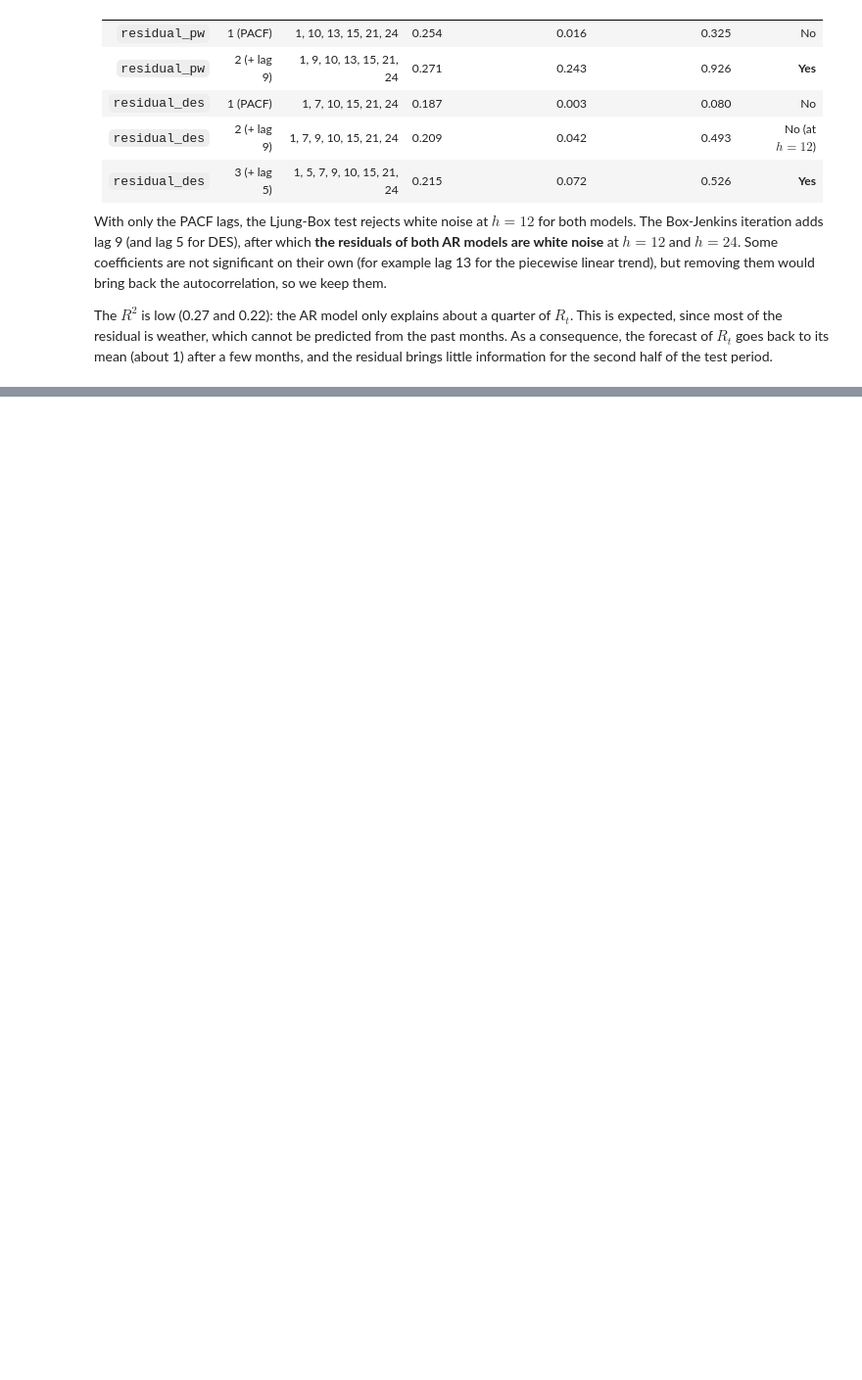
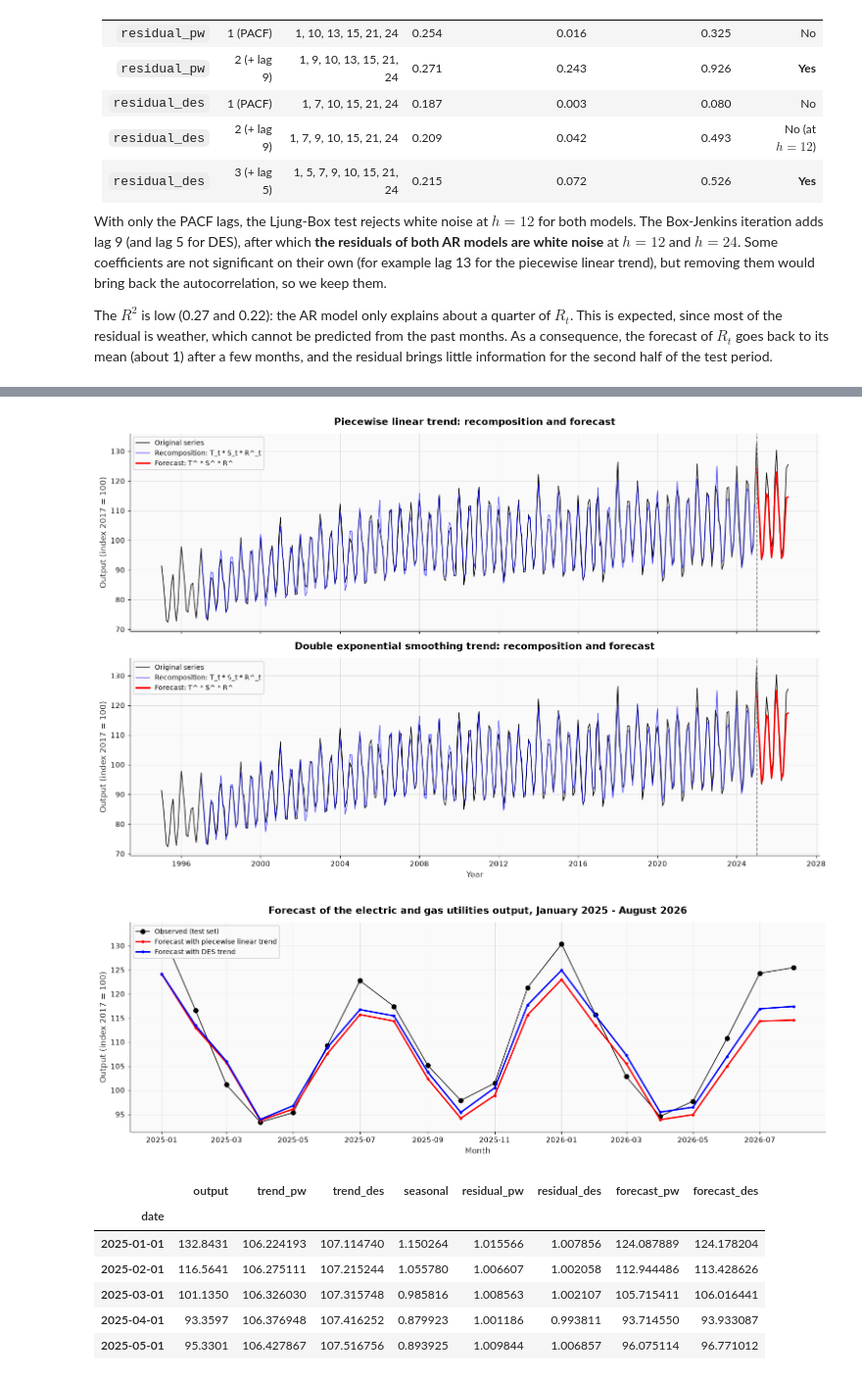
Before and after one commit to loop-enjoyer/TSA_Project, a Jupyter notebook: TSA-Project - Tanguy MANDRILLON.ipynb, the cells around one changed output, grey strips where cells are left out. Shown at 98% size. Saved outputs shown, nothing was run; the diff lists cells and outputs as text; code cells hidden in the pictures; blank space fills up the shorter version.

Commit message:
ETS: recomposition, forecast and error measurement
Co-Authored-By: Claude Opus 5.5 <noreply@anthropic.com>

```diff
--- a/TSA-Project - Tanguy MANDRILLON.ipynb
+++ b/TSA-Project - Tanguy MANDRILLON.ipynb
@@ -1082,0 +1098,72 @@ The $R^2$ is low (0.27 and 0.22): the AR model only explains about a quarter of
+# %%
+# Piecewise linear trend forecast: extend the last segment over the test horizon (t = n+1, ..., n+h)
+t_test = np.arange(len(df_train) + 1, len(df_train) + len(df_test) + 1)
+trend_pw_forecast = pd.Series(pw_trend.predict(hinge_design(t_test, breaks)), index=df_test.index)
+
+# Seasonal forecast: each future month gets the coefficient of its calendar month
+seasonal_forecast = pd.Series(df_test.index.month.map(seasonal_coef).to_numpy(), index=df_test.index)
+
+# In-sample recomposition on the train set: Y^_t = T_t * S_t * R^_t, with R^_t the AR fitted values
+# (NaN for the first max(K) months, whose lags are missing)
+df_train = df_train.assign(
+    recomposed_pw=df_train["trend_pw"] * df_train["seasonal"] * ar_models["residual_pw"].fittedvalues,
+    recomposed_des=df_train["trend_des"] * df_train["seasonal"] * ar_models["residual_des"].fittedvalues,
+)
+
+# Forecast over the test period: Y^_{n+h} = T^_{n+h} * S^_{n+h} * R^_{n+h}
+df_forecast = pd.DataFrame(
+    {
+        "output": df_test["output"],
+        "trend_pw": trend_pw_forecast,
+        "trend_des": trend_des_forecast,
+        "seasonal": seasonal_forecast,
+        "residual_pw": residual_forecast["residual_pw"],
+        "residual_des": residual_forecast["residual_des"],
+    }
+)
+df_forecast = df_forecast.assign(
+    forecast_pw=df_forecast["trend_pw"] * df_forecast["seasonal"] * df_forecast["residual_pw"],
+    forecast_des=df_forecast["trend_des"] * df_forecast["seasonal"] * df_forecast["residual_des"],
+)
+
+# Full period: recomposition on the train set and forecast on the test set
+fig, axes = plt.subplots(2, 1, figsize=(14, 9), sharex=True, sharey=True)
+methods = [
+    (axes[0], "recomposed_pw", "forecast_pw", "Piecewise linear trend"),
+    (axes[1], "recomposed_des", "forecast_des", "Double exponential smoothing trend"),
+]
+for ax, recomposed_col, forecast_col, name in methods:
+    ax.plot(df.index, df["output"], color="black", linewidth=1, label="Original series")
+    ax.plot(df_train.index, df_train[recomposed_col], color="blue", linewidth=1, alpha=0.7, label="Recomposition: T_t * S_t * R^_t")
+    ax.plot(df_forecast.index, df_forecast[forecast_col], color="red", linewidth=2, label="Forecast: T^ * S^ * R^")
+    ax.axvline(df_test.index[0], color="grey", linestyle="--")
+    ax.set_title(f"{name}: recomposition and forecast")
+    ax.set_ylabel("Output (index 2017 = 100)")
+    ax.legend(loc="upper left")
+axes[1].set_xlabel("Year")
+plt.tight_layout()
+plt.show()
+
+# Zoom on the test period: both forecasts against the observed values
+fig, ax = plt.subplots(figsize=(14, 5))
+ax.plot(df_forecast.index, df_forecast["output"], color="black", marker="o", linewidth=1, label="Observed (test set)")
+ax.plot(df_forecast.index, df_forecast["forecast_pw"], color="red", marker=".", linewidth=2, label="Forecast with piecewise linear trend")
+ax.plot(df_forecast.index, df_forecast["forecast_des"], color="blue", marker=".", linewidth=2, label="Forecast with DES trend")
+ax.set_title("Forecast of the electric and gas utilities output, January 2025 - August 2026")
+ax.set_xlabel("Month")
+ax.set_ylabel("Output (index 2017 = 100)")
+ax.legend(loc="upper left")
+plt.tight_layout()
+plt.show()
+
+df_forecast.head(5)
+# %% [output]
+[figure, added]
+[figure, added]
+|  | output | trend_pw | trend_des | seasonal | residual_pw | residual_des | forecast_pw | forecast_des |
+| date |  |  |  |  |  |  |  |  |
+| 2025-01-01 | 132.8431 | 106.224193 | 107.114740 | 1.150264 | 1.015566 | 1.007856 | 124.087889 | 124.178204 |
+| 2025-02-01 | 116.5641 | 106.275111 | 107.215244 | 1.055780 | 1.006607 | 1.002058 | 112.944486 | 113.428626 |
+| 2025-03-01 | 101.1350 | 106.326030 | 107.315748 | 0.985816 | 1.008563 | 1.002107 | 105.715411 | 106.016441 |
+| 2025-04-01 | 93.3597 | 106.376948 | 107.416252 | 0.879923 | 1.001186 | 0.993811 | 93.714550 | 93.933087 |
+| 2025-05-01 | 95.3301 | 106.427867 | 107.516756 | 0.893925 | 1.009844 | 1.006857 | 96.075114 | 96.771012 |
```
Also changed, not shown: parts of 5 cells of this notebook.
